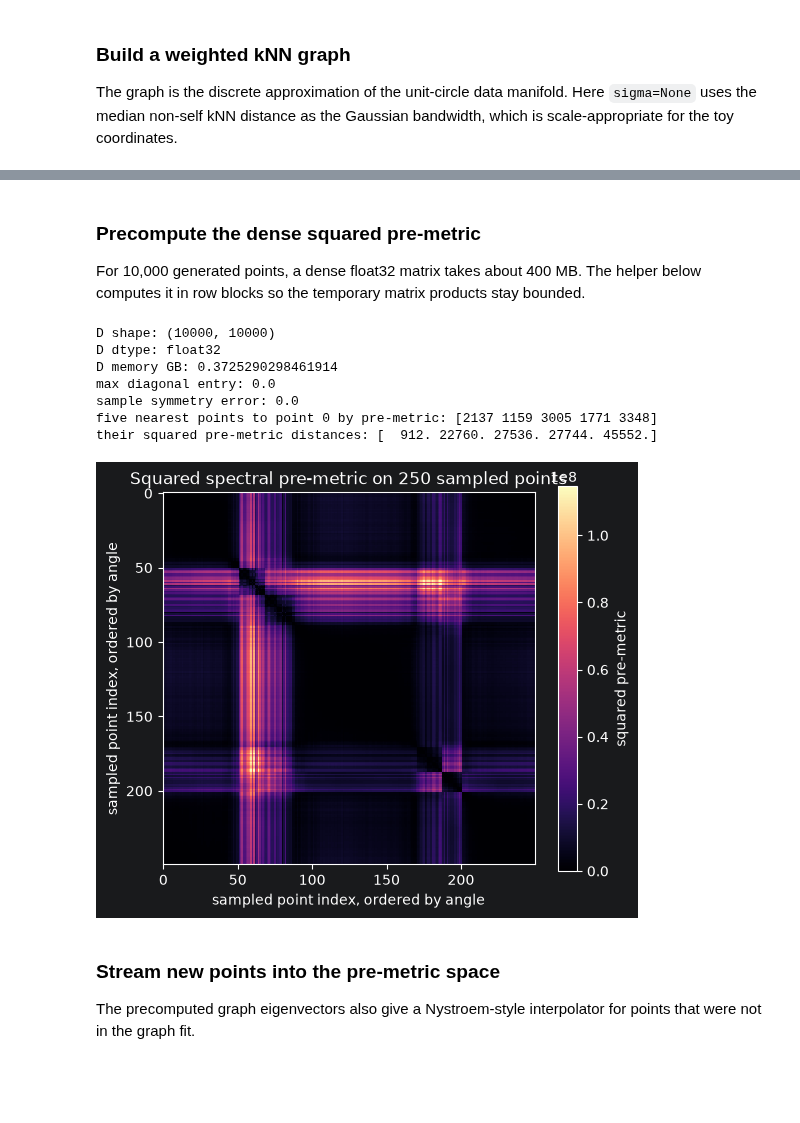
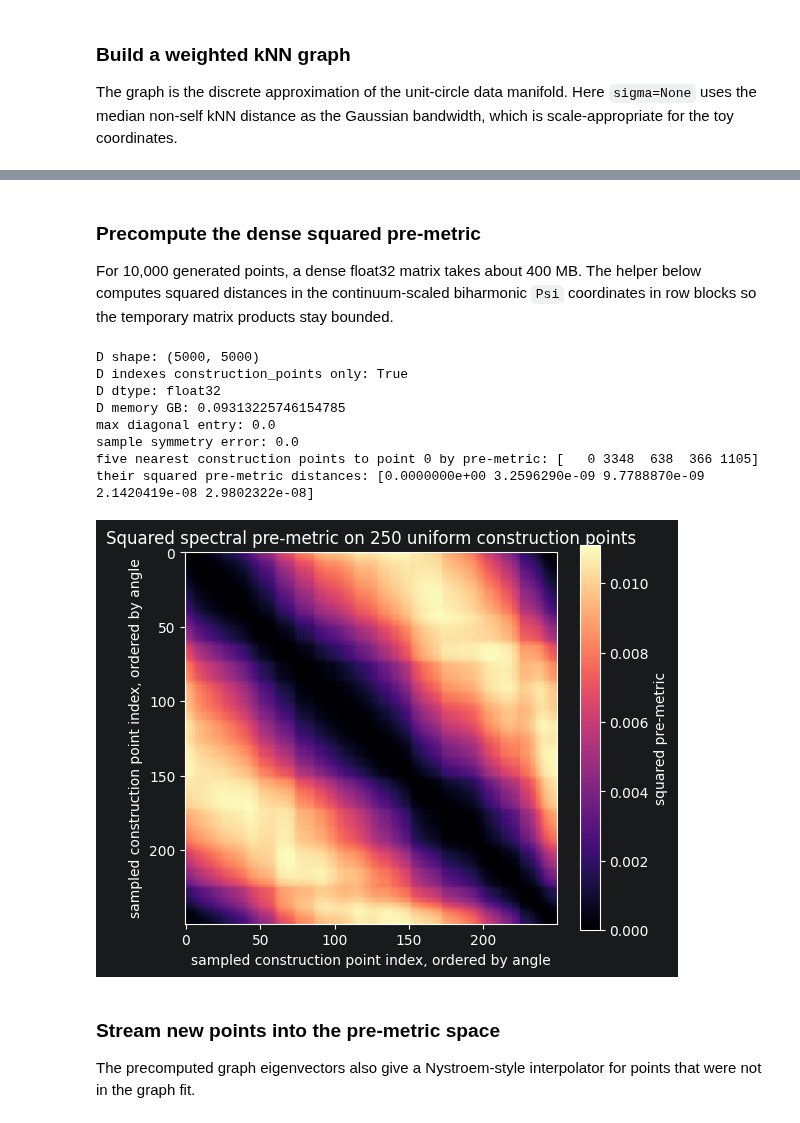
Before and after one commit to markuslaengst/CellFlow, a Jupyter notebook: docs/notebooks/riemannian_unit_circle_toy_example.ipynb, the cells around one changed output, grey strips where cells are left out. Cells and saved outputs as stored; diff of their text form; code cells hidden in the pictures; blank space fills up the shorter version.

```diff
--- a/docs/notebooks/riemannian_unit_circle_toy_example.ipynb
+++ b/docs/notebooks/riemannian_unit_circle_toy_example.ipynb
@@ -4,7 +4,7 @@ import matplotlib.pyplot as plt
 
 # Uniform sampling from the unit-circle boundary, S^1.
 rng = np.random.default_rng(42)
-n_points = 5_000
+n_points = 5000
 radius = 1.0
 plot_limit = 1.25
 
@@ -192,35 +206,37 @@ from cellflow.preprocessing._premetric import (
 )
 import jax.numpy as jnp
 
-knn_k = 30
+knn_k = 400
 W, sigma = build_knn_graph(
-    all_generated_points,
+    construction_points,
     k=knn_k,
     sigma=None,
-    symmetrize="max",
+    symmetrize='max',
     remove_self=True,
 )
 
 diag = W.diagonal()
-print("diagonal min:", diag.min())
-print("diagonal max:", diag.max())
-print("diagonal mean:", diag.mean())
-print("nonzero diagonal count:", np.sum(diag != 0))
+print('construction_points shape:', construction_points.shape)
+print('construction source: uniform circle samples only')
+print('diagonal min:', diag.min())
+print('diagonal max:', diag.max())
+print('diagonal mean:', diag.mean())
+print('nonzero diagonal count:', np.sum(diag != 0))
 
 n_components, component_labels = connected_components(W, directed=False)
 component_sizes = np.bincount(component_labels)
-print("number of connected components:", n_components)
-print("component sizes:", np.sort(component_sizes)[::-1][:20])
+print('number of connected components:', n_components)
+print('component sizes:', np.sort(component_sizes)[::-1][:20])
 
 W_no_diag = W.copy()
 W_no_diag.setdiag(0)
 W_no_diag.eliminate_zeros()
 
-print("non-self weight min:", W_no_diag.data.min())
-print("non-self weight median:", np.median(W_no_diag.data))
-print("non-self weight max:", W_no_diag.data.max())
-print("non-self nnz:", W_no_diag.nnz)
-print("sigma:", sigma)
-print("weight quantiles:")
+print('non-self weight min:', W_no_diag.data.min())
+print('non-self weight median:', np.median(W_no_diag.data))
+print('non-self weight max:', W_no_diag.data.max())
+print('non-self nnz:', W_no_diag.nnz)
+print('sigma:', sigma)
+print('weight quantiles:')
 print(np.quantile(W_no_diag.data, [0, 0.001, 0.01, 0.05, 0.5, 0.95, 0.99, 1.0]))
 # %% [output]
@@ -365,7 +523,7 @@ not reaching the requested tolerance 0.00014901161193847656.
 # %% [markdown]
 ### Precompute the dense squared pre-metric
 
-For 10,000 generated points, a dense float32 matrix takes about 400 MB. The helper below computes it in row blocks so the temporary matrix products stay bounded.
+For 10,000 generated points, a dense float32 matrix takes about 400 MB. The helper below computes squared distances in the continuum-scaled biharmonic `Psi` coordinates in row blocks so the temporary matrix products stay bounded.
 # %%
 def squared_spectral_distance_matrix(psi, block_size=1_000, dtype=np.float32):
     psi = np.asarray(psi, dtype=dtype)
@@ -386,43 +544,45 @@ def squared_spectral_distance_matrix(psi, block_size=1_000, dtype=np.float32):
 
 dense_premetric_block_size = 1_000
 D = squared_spectral_distance_matrix(Psi, block_size=dense_premetric_block_size)
 
 check_rng = np.random.default_rng(13)
 check_ids = check_rng.choice(D.shape[0], size=min(512, D.shape[0]), replace=False)
 D_check = D[np.ix_(check_ids, check_ids)]
 
 query_index = 0
 nearest_by_premetric = np.argsort(D[query_index])[1:6]
 
 print("D shape:", D.shape)
+print("D indexes construction_points only:", D.shape[0] == construction_points.shape[0])
 print("D dtype:", D.dtype)
 print("D memory GB:", D.nbytes / 1024**3)
 print("max diagonal entry:", np.max(np.diag(D)))
 print("sample symmetry error:", np.max(np.abs(D_check - D_check.T)))
-print("five nearest points to point 0 by pre-metric:", nearest_by_premetric)
+print("five nearest construction points to point 0 by pre-metric:", nearest_by_premetric)
 print("their squared pre-metric distances:", D[query_index, nearest_by_premetric])
 
 heatmap_rng = np.random.default_rng(19)
 heatmap_ids = heatmap_rng.choice(D.shape[0], size=250, replace=False)
-heatmap_angles = np.arctan2(all_generated_points[heatmap_ids, 1], all_generated_points[heatmap_ids, 0])
+heatmap_angles = np.arctan2(construction_points[heatmap_ids, 1], construction_points[heatmap_ids, 0])
 heatmap_ids = heatmap_ids[np.argsort(heatmap_angles)]
 
 fig, ax = plt.subplots(figsize=(6, 5))
 image = ax.imshow(D[np.ix_(heatmap_ids, heatmap_ids)], cmap="magma", interpolation="nearest")
-ax.set_title("Squared spectral pre-metric on 250 sampled points")
-ax.set_xlabel("sampled point index, ordered by angle")
-ax.set_ylabel("sampled point index, ordered by angle")
+ax.set_title("Squared spectral pre-metric on 250 uniform construction points")
+ax.set_xlabel("sampled construction point index, ordered by angle")
+ax.set_ylabel("sampled construction point index, ordered by angle")
 fig.colorbar(image, ax=ax, label="squared pre-metric")
 plt.show()
 # %% [output]
-D shape: (10000, 10000)
+D shape: (5000, 5000)
+D indexes construction_points only: True
 D dtype: float32
-D memory GB: 0.3725290298461914
+D memory GB: 0.09313225746154785
 max diagonal entry: 0.0
 sample symmetry error: 0.0
-five nearest points to point 0 by pre-metric: [2137 1159 3005 1771 3348]
-their squared pre-metric distances: [  912. 22760. 27536. 27744. 45552.]
+five nearest construction points to point 0 by pre-metric: [   0 3348  638  366 1105]
+their squared pre-metric distances: [0.0000000e+00 3.2596290e-09 9.7788870e-09 2.1420419e-08 2.9802322e-08]
-[figure, old version]
+[figure, new version]
 # %% [markdown]
 ### Stream new points into the pre-metric space
 
```
Also changed, not shown: parts of 15 cells of this notebook, 2 other files.
